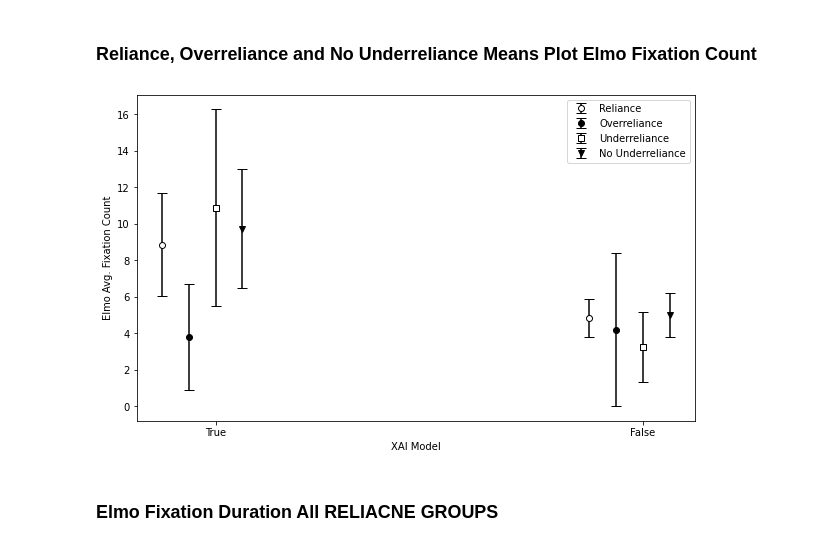
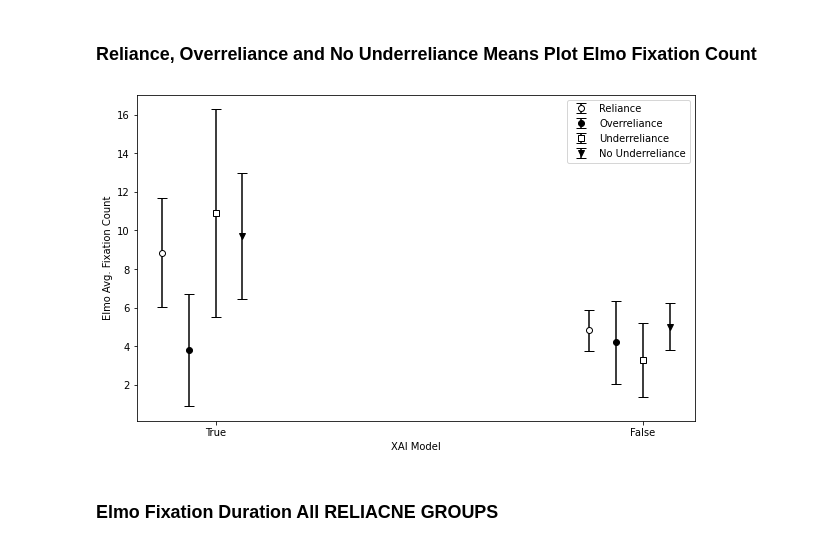
Before and after one commit to haohua13/IVT-Filter-GazeData, a Jupyter notebook: spss_results.ipynb, the cells around one changed output. Drawn from its saved outputs; the diff is of its cells as text; code cells hidden in the pictures.

```diff
--- a/spss_results.ipynb
+++ b/spss_results.ipynb
@@ -763,7 +763,7 @@ x_1_sem = 1.053
 # Overreliance
 
 x_2 = 4.19
-x_2_sem = 4.19
+x_2_sem = 2.157
 
 
 # No Underreliance
@@ -812,34 +812,34 @@ plt.figure(figsize=(10, 6))
 # Reliance in XAI = True and False
 plt.errorbar(y_index, [x_0, x_1],\
               [x_0_sem, x_1_sem], \
              color='black', marker = 'o', markeredgecolor = 'black', markerfacecolor = 'white', ls = 'none', capsize=5, capthick=1, ecolor='black', label = 'Reliance')
 
 # Overreliance in XAI = True and False
 plt.errorbar(y_index_2, [x_3, x_2],\
               [x_3_sem, x_2_sem], \
              markeredgecolor = 'black', color='black', marker = 'o', ls='none', capsize=5, capthick=1, ecolor='black', label = 'Overreliance')
 
 # Underreliance in XAI = True and False
 plt.errorbar(y_index_3, [x_5, x_4],\
               [x_5_sem, x_4_sem], \
              markeredgecolor = 'black', color='black', markerfacecolor = 'white', marker='s', ls='none', capsize=5, capthick=1, ecolor='black', label = 'Underreliance')
 
 # No Underreliance in XAI = True and False
 plt.errorbar(y_index_4, [x_7, x_6],\
               [x_7_sem, x_6_sem], \
              markeredgecolor = 'black', color='black', marker = 'v', ls='none', capsize=5, capthick=1, ecolor='black', label = 'No Underreliance')
 
 
 plt.legend()
 plt.ylabel('Elmo Avg. Fixation Count')
 plt.xlabel('XAI Model')
 plt.xticks(positions, labels)
 plt.savefig('reliance_images/means_plot_reliance_groups_elmo_count.png', dpi = 1600, bbox_inches='tight')
 plt.show()
 
 # Not significant
 # %% [output]
-[figure, old version]
+[figure, new version]
 # %% [markdown]
 ### Elmo Fixation Duration All RELIACNE GROUPS
 # %%
```
Also changed, not shown: parts of 4 cells of this notebook, 10 other files.
